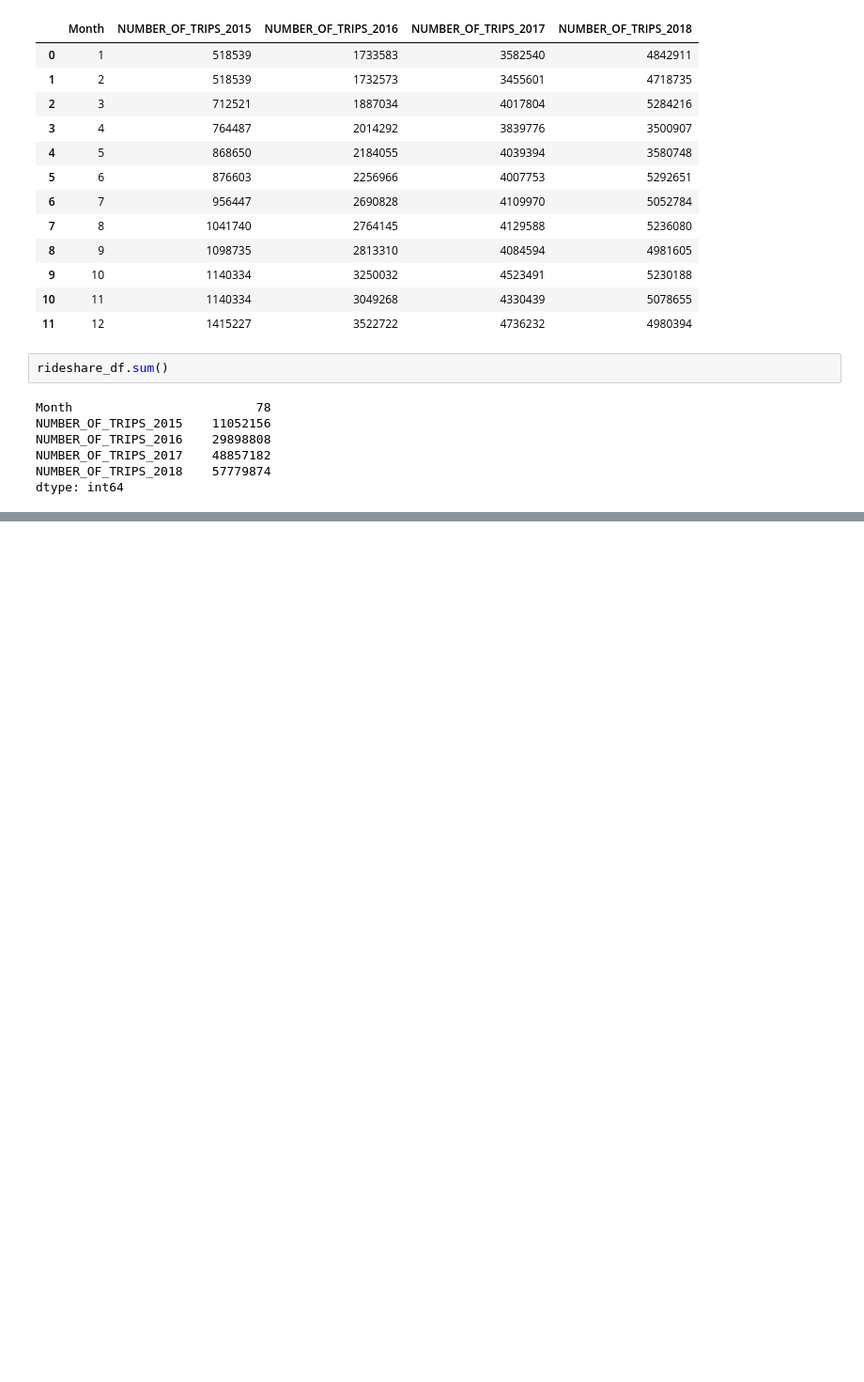
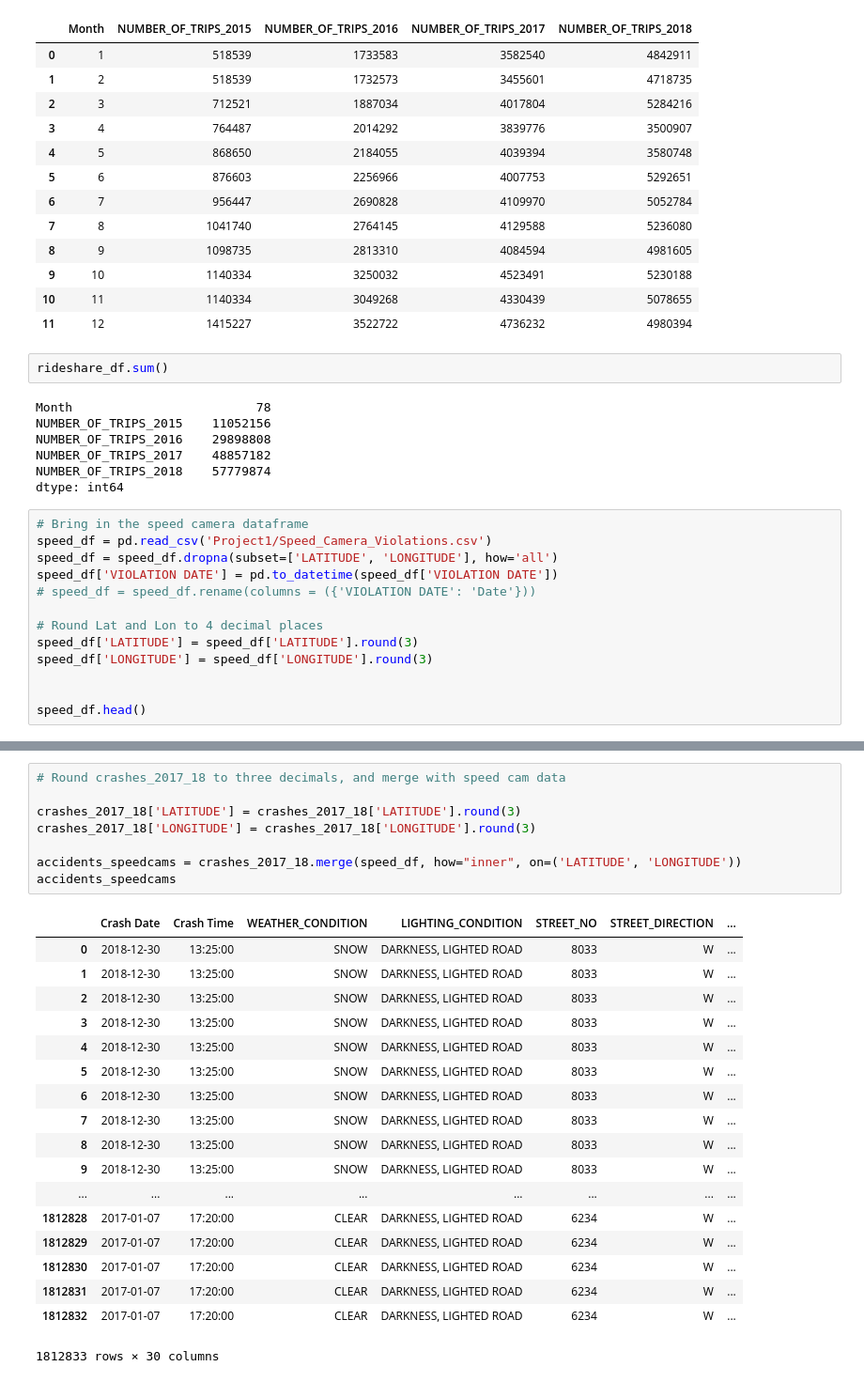
Before and after one commit to griffinpeifer/TrilogyProject1_group2, a Jupyter notebook: Chicago_Accidents_Analysis.ipynb, the cells around one changed output, grey strips where cells are left out. Shown: that part at 94% size. Drawn from its saved outputs; the diff is of its cells as text; blank space fills up the shorter version.

```diff
--- a/Chicago_Accidents_Analysis.ipynb
+++ b/Chicago_Accidents_Analysis.ipynb
@@ -286,3 +328,16 @@ NUMBER_OF_TRIPS_2016    29898808
 NUMBER_OF_TRIPS_2017    48857182
 NUMBER_OF_TRIPS_2018    57779874
 dtype: int64
+# %%
+# Bring in the speed camera dataframe
+speed_df = pd.read_csv('Project1/Speed_Camera_Violations.csv')
+speed_df = speed_df.dropna(subset=['LATITUDE', 'LONGITUDE'], how='all')
+speed_df['VIOLATION DATE'] = pd.to_datetime(speed_df['VIOLATION DATE'])
+# speed_df = speed_df.rename(columns = ({'VIOLATION DATE': 'Date'}))
+
+# Round Lat and Lon to 4 decimal places
+speed_df['LATITUDE'] = speed_df['LATITUDE'].round(3)
+speed_df['LONGITUDE'] = speed_df['LONGITUDE'].round(3)
+
+
+speed_df.head()
@@ -288,0 +351,27 @@ dtype: int64
+# %%
+# Round crashes_2017_18 to three decimals, and merge with speed cam data
+
+crashes_2017_18['LATITUDE'] = crashes_2017_18['LATITUDE'].round(3)
+crashes_2017_18['LONGITUDE'] = crashes_2017_18['LONGITUDE'].round(3)
+
+accidents_speedcams = crashes_2017_18.merge(speed_df, how="inner", on=('LATITUDE', 'LONGITUDE'))
+accidents_speedcams
+# %% [output]
+|  | Crash Date | Crash Time | WEATHER_CONDITION | LIGHTING_CONDITION | STREET_NO | STREET_DIRECTION | ... |
+| 0 | 2018-12-30 | 13:25:00 | SNOW | DARKNESS, LIGHTED ROAD | 8033 | W | ... |
+| 1 | 2018-12-30 | 13:25:00 | SNOW | DARKNESS, LIGHTED ROAD | 8033 | W | ... |
+| 2 | 2018-12-30 | 13:25:00 | SNOW | DARKNESS, LIGHTED ROAD | 8033 | W | ... |
+| 3 | 2018-12-30 | 13:25:00 | SNOW | DARKNESS, LIGHTED ROAD | 8033 | W | ... |
+| 4 | 2018-12-30 | 13:25:00 | SNOW | DARKNESS, LIGHTED ROAD | 8033 | W | ... |
+| 5 | 2018-12-30 | 13:25:00 | SNOW | DARKNESS, LIGHTED ROAD | 8033 | W | ... |
+| 6 | 2018-12-30 | 13:25:00 | SNOW | DARKNESS, LIGHTED ROAD | 8033 | W | ... |
+| 7 | 2018-12-30 | 13:25:00 | SNOW | DARKNESS, LIGHTED ROAD | 8033 | W | ... |
+| 8 | 2018-12-30 | 13:25:00 | SNOW | DARKNESS, LIGHTED ROAD | 8033 | W | ... |
+| 9 | 2018-12-30 | 13:25:00 | SNOW | DARKNESS, LIGHTED ROAD | 8033 | W | ... |
+| ... | ... | ... | ... | ... | ... | ... | ... |
+| 1812828 | 2017-01-07 | 17:20:00 | CLEAR | DARKNESS, LIGHTED ROAD | 6234 | W | ... |
+| 1812829 | 2017-01-07 | 17:20:00 | CLEAR | DARKNESS, LIGHTED ROAD | 6234 | W | ... |
+| 1812830 | 2017-01-07 | 17:20:00 | CLEAR | DARKNESS, LIGHTED ROAD | 6234 | W | ... |
+| 1812831 | 2017-01-07 | 17:20:00 | CLEAR | DARKNESS, LIGHTED ROAD | 6234 | W | ... |
+| 1812832 | 2017-01-07 | 17:20:00 | CLEAR | DARKNESS, LIGHTED ROAD | 6234 | W | ... |
+1812833 rows × 30 columns
```
Also changed, not shown: parts of 15 cells of this notebook.
